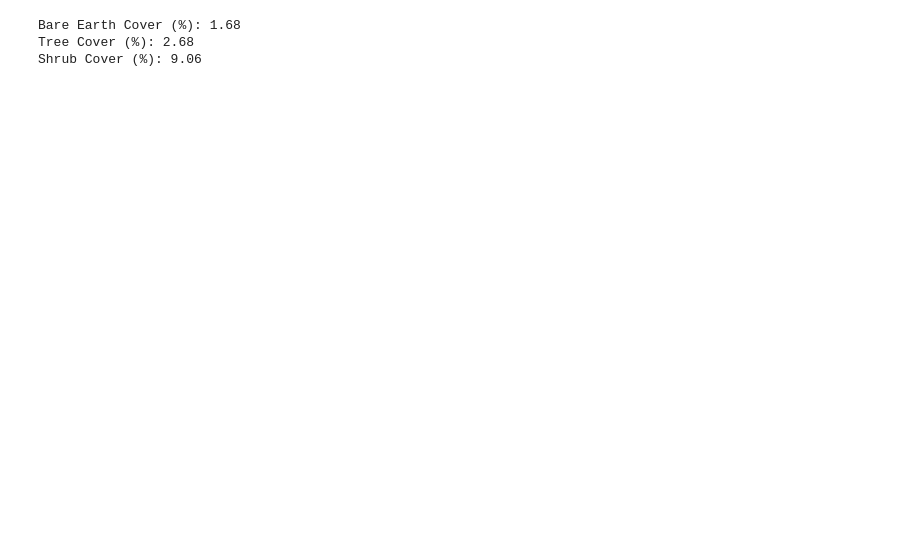
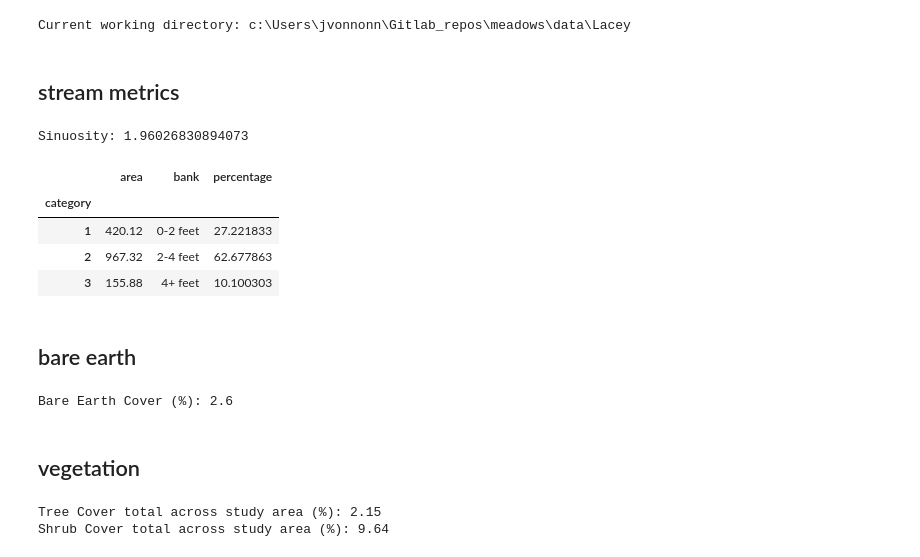
Before and after one commit to vonnonn/meadows, a Jupyter notebook: notebooks/RS_scorecard.ipynb, the cells around one changed output. Saved outputs shown, nothing was run; the diff lists cells and outputs as text; code cells hidden in the pictures; blank space fills up the shorter version.

```diff
--- a/notebooks/RS_scorecard.ipynb
+++ b/notebooks/RS_scorecard.ipynb
@@ -62,19 +12,52 @@ with MemoryFile() as memfile:
+# %%
+# Navigate to the study site data directory
+# This directory should contain the DTM file and any other spatial data
+os.chdir(f"../data/{name}")
+print(f"Current working directory: {os.getcwd()}")
+# %% [output]
+Current working directory: c:\Users\jvonnonn\Gitlab_repos\meadows\data\Lacey
+# %% [markdown]
+## stream metrics
+# %%
+# load sinuosity and bank height data
+sino = np.load(f"sino_{name}.npy")
+print(f"Sinuosity: {sino}")
+# %% [output]
+Sinuosity: 1.96026830894073
+# %%
+bank_height = pd.read_csv(f"bank_height_{name}.csv", index_col=0)
+bank_height
+# %% [output]
+|  | area | bank | percentage |
+| category |  |  |  |
+| 1 | 420.12 | 0-2 feet | 27.221833 |
+| 2 | 967.32 | 2-4 feet | 62.677863 |
+| 3 | 155.88 | 4+ feet | 10.100303 |
+# %% [markdown]
+## bare earth
+# %%
+## Load classified bare earth
+with rasterio.open("bare_classified.tif") as src:
+    bare = src.read(1)
+    bare_earth_area = np.sum(bare == 1)
+
+# Print summary
+print("Bare Earth Cover (%):", round(bare_earth_area / total_area * 100, 2))
+# %% [output]
+Bare Earth Cover (%): 2.6
+# %% [markdown]
+## vegetation
 # %%
-
 # Load CHM again for vegetation stats
-with rasterio.open("CHM_clipped_resampled.tif") as src:
+with rasterio.open(f"chm_{name}.tif") as src:
     chm = src.read(1)
     pixel_area = src.transform.a ** 2
-    trees = np.sum(chm > 3) * pixel_area
-    shrubs = np.sum((chm > 0.2) & (chm < 3)) * pixel_area
+    trees = np.sum(chm > 5) * pixel_area
+    shrubs = np.sum((chm > 0.2) & (chm < 5)) * pixel_area
     total_area = np.sum(~np.isnan(chm)) * pixel_area
+
+print("Tree Cover total across study area (%):", round(trees / total_area * 100, 2))
+print("Shrub Cover total across study area (%):", round(shrubs / total_area * 100, 2))
+# %% [output]
+Tree Cover total across study area (%): 2.15
+Shrub Cover total across study area (%): 9.64
-# %%
-
-# Print summary
-print("Bare Earth Cover (%):", round(bare_earth_area / total_area * 100, 2))
-print("Tree Cover (%):", round(trees / total_area * 100, 2))
-print("Shrub Cover (%):", round(shrubs / total_area * 100, 2))
-# %% [output]
-Bare Earth Cover (%): 1.68
-Tree Cover (%): 2.68
-Shrub Cover (%): 9.06
```
Also changed, not shown: parts of 23 cells of this notebook, 2 other files.
